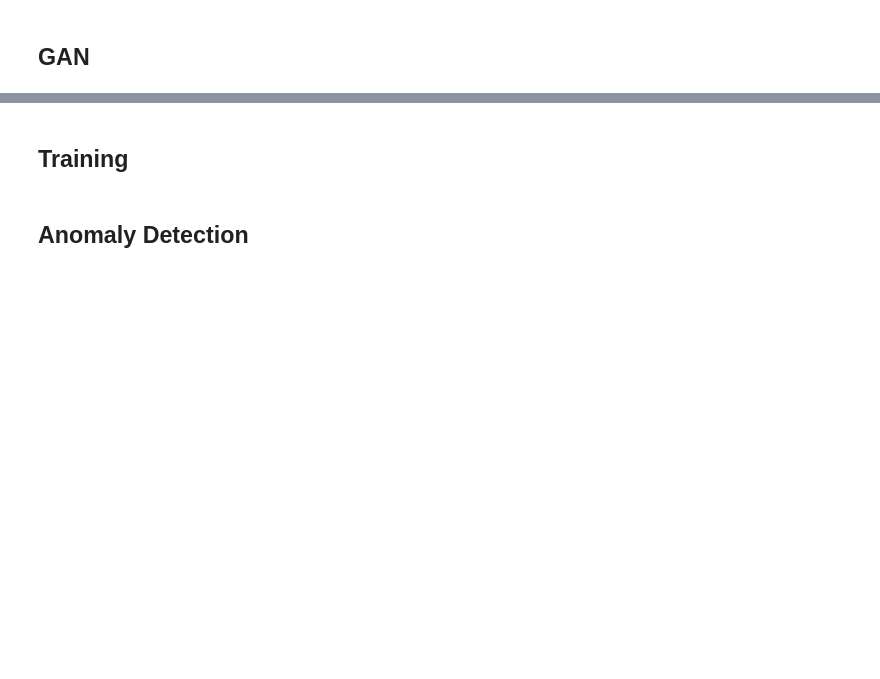
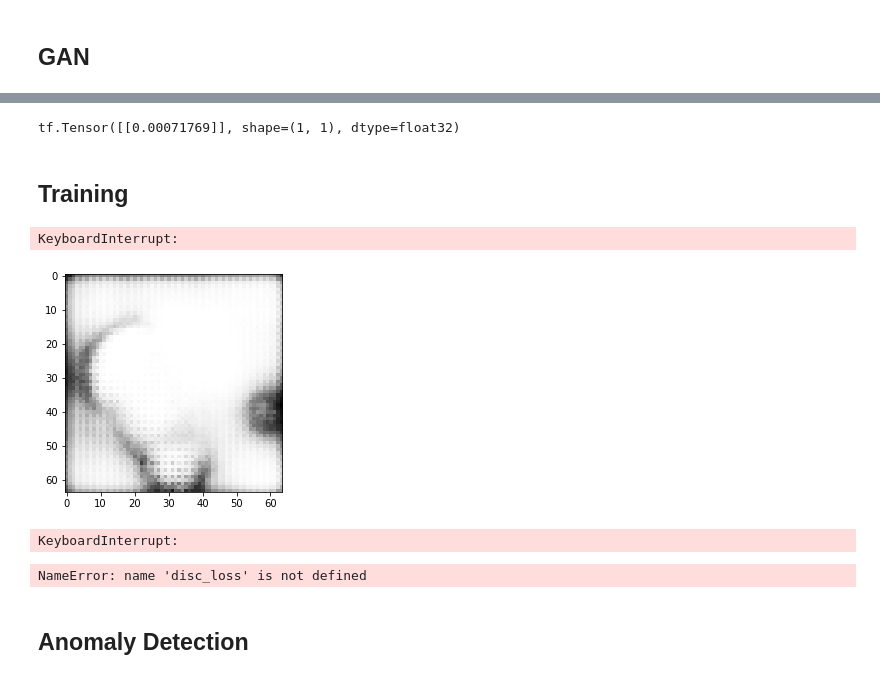
Before and after one commit to Pippo7x/AnoGAN-Keras, a Jupyter notebook: AnoGAN.ipynb, the cells around one changed output, grey strips where cells are left out. Cells and saved outputs as stored; diff of their text form; code cells hidden in the pictures; blank space fills up the shorter version.

```diff
--- a/AnoGAN.ipynb
+++ b/AnoGAN.ipynb
@@ -17,7 +17,7 @@ EPOCHS = 50
 NOISE_DIM = 100
 
 IMAGE_SIZE = (64, 64)
-CHANNELS = 3
+CHANNELS = 1
 IMAGE_SHAPE = IMAGE_SIZE + tuple([CHANNELS])
 # %% [markdown]
 ## Dataset
@@ -25,5 +25,9 @@ IMAGE_SHAPE = IMAGE_SIZE + tuple([CHANNELS])
 TRAIN_PATH = r"C:\Users\filip\Desktop\Universita\Laboratorio di Intelligenza Artificiale\hazelnut\train"
 TEST_PATH = r"C:\Users\filip\Desktop\Universita\Laboratorio di Intelligenza Artificiale\hazelnut\test"
 
-training_set = tf.keras.utils.image_dataset_from_directory(TRAIN_PATH, image_size = IMAGE_SIZE, batch_size = None, shuffle = False)
+training_set = tf.keras.utils.image_dataset_from_directory(TRAIN_PATH,
+                                                           image_size = IMAGE_SIZE,
+                                                           color_mode = "grayscale",
+                                                           batch_size = None,
+                                                           shuffle = False)
 test_set = tf.keras.utils.image_dataset_from_directory(TEST_PATH, image_size = IMAGE_SIZE)
@@ -52,7 +63,11 @@ plt.show()
 # %%
 print(gan.discriminator(img))
+# %% [output]
+tf.Tensor([[0.00071769]], shape=(1, 1), dtype=float32)
 # %% [markdown]
 ## Training
 # %%
-#gan.restore()
+gan.restore()
 disc_loss, gen_loss = gan.train(normalized_training_set, EPOCHS)
+# %% [output]
+KeyboardInterrupt:
@@ -59,12 +76,20 @@ disc_loss, gen_loss = gan.train(normalized_training_set, EPOCHS)
 # %%
 generated_img = gan.generator(tf.random.normal([1, 100]))
 i = np.array((generated_img[0] * 127.5) + 127.5 , np.int32)
-plt.imshow(i)
+plt.imshow(i, cmap = "gray")
 plt.show()
+# %% [output]
+[figure, added]
+# %%
+gan.train_encoder(normalized_training_set, EPOCHS)
+# %% [output]
+KeyboardInterrupt:
 # %%
 plt.plot(disc_loss)
 plt.plot(gen_loss)
 plt.show()
+# %% [output]
+NameError: name 'disc_loss' is not defined
 # %% [markdown]
 ## Anomaly Detection
 # %%
```
Also changed, not shown: parts of 4 cells of this notebook, 1 other file.
